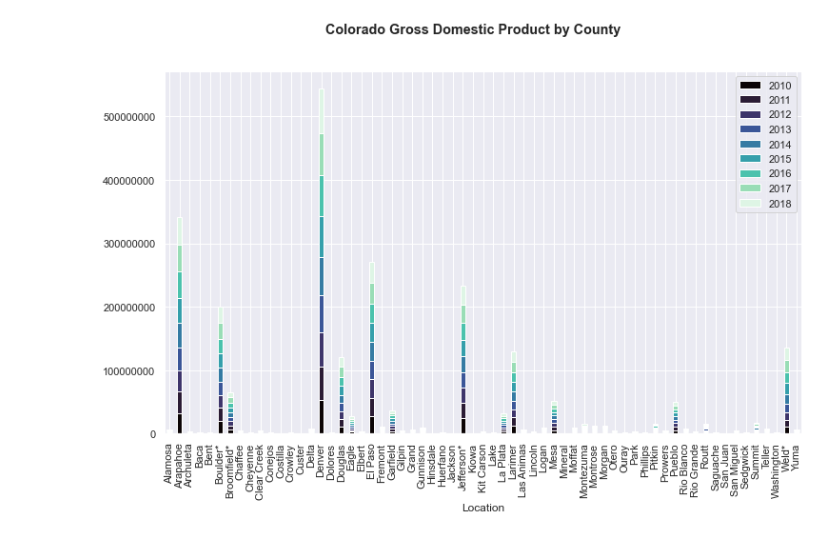
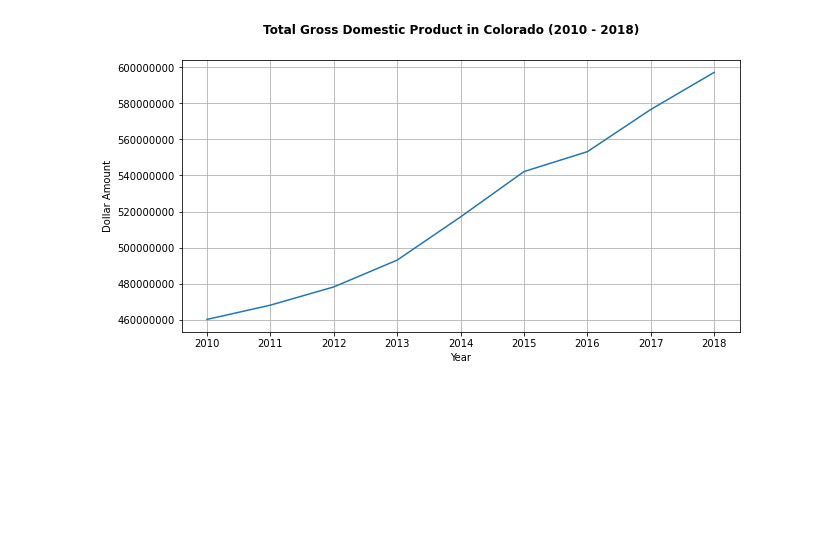
Before and after one commit to jtmcginley123/project-one, a Jupyter notebook: notebooks/olan.ipynb, the cells around one changed output. Cells and saved outputs as stored; diff of their text form; code cells hidden in the pictures; blank space fills up the shorter version.

Commit message:
Uploading plots

```diff
--- a/notebooks/olan.ipynb
+++ b/notebooks/olan.ipynb
@@ -24,11 +23,33 @@ plt.ticklabel_format(style='plain', axis='y')
 # %%
+#TOTAL COLORADO GDP BY COUNTY
 TotalGDP = pd.read_csv("../data/cleandata/COGDPbyCounties-Totals.csv")
 TotalGDP.set_index("Location", inplace=True)
 TotalGDP = TotalGDP.transpose()
 #TotalGDP.head(10)
 
-TotalGDP.T.plot.bar(stacked=True, figsize=(12,7), cmap="mako")
+TotalGDP.T.plot.bar(stacked=True, figsize=(17,7), cmap="mako")
 plt.suptitle('Colorado Gross Domestic Product by County', weight='bold')
 plt.ticklabel_format(style='plain', axis='y')
-# %% [output]
-[figure, removed]
+# %%
+#Growth percentage by Industry
+
+GrowthIndustry = pd.read_csv("../data/cleandata/COGDPDetailed.csv")
+
+GrowthIndustry['Total'] = GrowthIndustry.sum(axis=1)
+GrowthIndustry = GrowthIndustry[['Description', 'Total']]
+
+#GrowthIndustry.head(10)
+
+plt.figure(figsize=(10,5))
+plt.plot(GrowthIndustry['Description'], GrowthIndustry['Total'])
+
+plt.suptitle('Total Gross Domestic Product in Colorado (2010 - 2018)', weight='bold')
+plt.xlabel('Year')
+plt.ylabel('Dollar Amount')
+plt.ticklabel_format(style='plain', axis='y')
+
+plt.grid()
+plt.show()
+plt.close()
+# %% [output]
+[figure, added]
```
Also changed, not shown: parts of 5 cells of this notebook, 1 other file.
